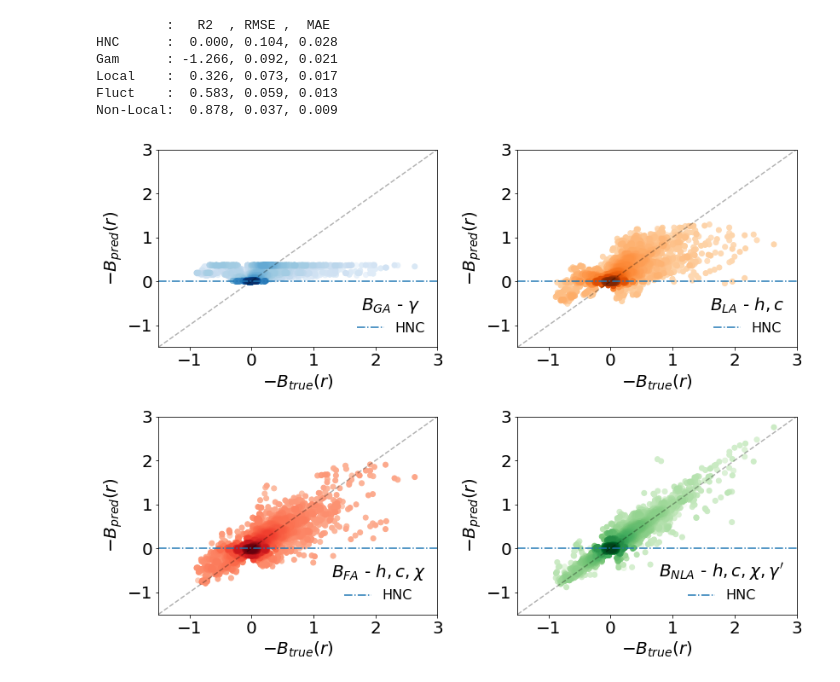
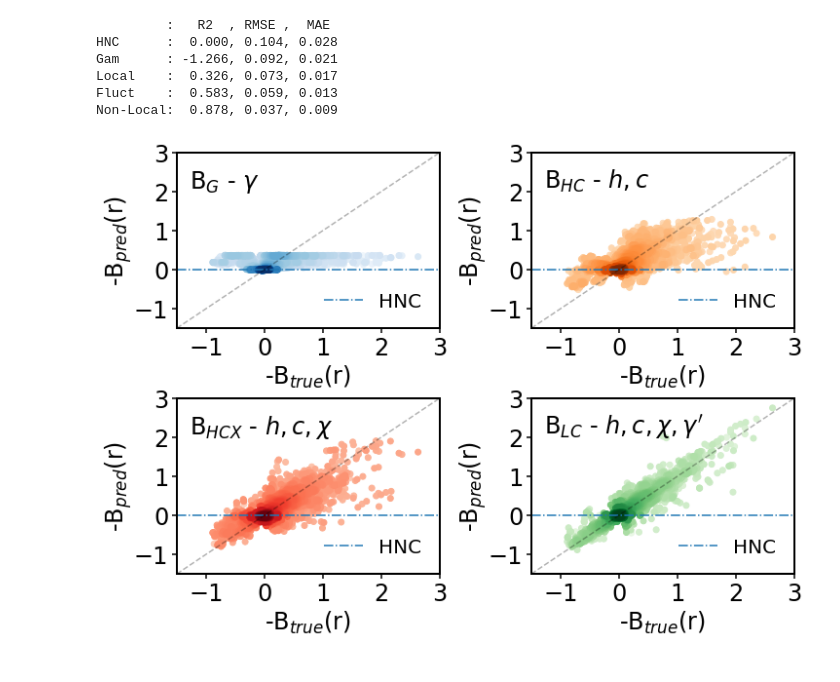
Before and after one commit to CompRhys/ornstein-zernike, a Jupyter notebook: learn/learn-bridge-function.ipynb, the cells around one changed output. Drawn from its saved outputs; the diff is of its cells as text; code cells hidden in the pictures.

```diff
--- a/learn/learn-bridge-function.ipynb
+++ b/learn/learn-bridge-function.ipynb
@@ -166,9 +166,18 @@ def density_scatter(x , y, colours, ax = None, label=None, sort = True, log=True
     ax.scatter( x, y, c=z, cmap=colours, label=label, **kwargs )
     return ax
 # %%
-matplotlib.rcParams.update({'font.size': 20})
+# plt.rc('font', family='serif')
+plt.rc('font', size=24)
+plt.rcParams['axes.linewidth'] = 2
+plt.rcParams['xtick.major.size'] = 5
+plt.rcParams['xtick.major.width'] = 1.5
+plt.rcParams['ytick.major.size'] = 5
+plt.rcParams['ytick.major.width'] = 1.5
 
-fig, ax = plt.subplots(2,2, figsize=(12,9))
+fig, ax = plt.subplots(2,2, figsize=(10, 7.5))
+plt.subplots_adjust(top=0.95, bottom=0.15,
+                    wspace=0.35, hspace=0.40,
+                    left=0.10, right=0.98,)
 
 density_scatter(-y_test.ravel(), -y_gam.ravel(), plt.get_cmap('Blues'), ax=ax[0,0])
 
@@ -188,45 +197,58 @@ density_scatter(-y_test.ravel(), -y_non_local.ravel(), plt.get_cmap('Greens'), a
 #         marker="x", label='$B_{fa}$', alpha=0.3,mew=3, color="tab:green")
 
 # ax[1,1].plot(-y_test, -y_non_local, linestyle="None",
 #         marker="x", label='$B_{nla}$', alpha=0.3,mew=3, color="tab:red")
 
 ax[0,0].plot([-1.5, 3], [0, 0], linestyle="-.", label='HNC', color="tab:blue")
 ax[0,0].plot([-1.5, 3], [-1.5, 3], linestyle="--", color='k',  alpha=0.3)
-ax[0,0].set_xlabel('$-B_{true}(r)$')
-ax[0,0].set_ylabel('$-B_{pred}(r)$')
+ax[0,0].set_xlabel('-B$_{true}$(r)')
+ax[0,0].set_ylabel('-B$_{pred}$(r)', labelpad=0)
 ax[0,0].set_xlim((-1.5,3))
 ax[0,0].set_ylim((-1.5,3))
+ax[0,0].set_xticks((-1,0,1,2,3))
+ax[0,0].set_yticks((-1,0,1,2,3))
 
 ax[0,1].plot([-1.5, 3], [0, 0], linestyle="-.", label='HNC', color="tab:blue")
 ax[0,1].plot([-1.5, 3], [-1.5, 3], linestyle="--", color='k',  alpha=0.3)
-ax[0,1].set_xlabel('$-B_{true}(r)$')
-ax[0,1].set_ylabel('$-B_{pred}(r)$')
+ax[0,1].set_xlabel('-B$_{true}$(r)')
+ax[0,1].set_ylabel('-B$_{pred}$(r)', labelpad=0)
 ax[0,1].set_xlim((-1.5,3))
 ax[0,1].set_ylim((-1.5,3))
+ax[0,1].set_xticks((-1,0,1,2,3))
+ax[0,1].set_yticks((-1,0,1,2,3))
 
 ax[1,0].plot([-1.5, 3], [0, 0], linestyle="-.", label='HNC', color="tab:blue")
 ax[1,0].plot([-1.5, 3], [-1.5, 3], linestyle="--", color='k',  alpha=0.3)
-ax[1,0].set_xlabel('$-B_{true}(r)$')
-ax[1,0].set_ylabel('$-B_{pred}(r)$')
+ax[1,0].set_xlabel('-B$_{true}$(r)')
+ax[1,0].set_ylabel('-B$_{pred}$(r)', labelpad=0)
 ax[1,0].set_xlim((-1.5,3))
 ax[1,0].set_ylim((-1.5,3))
+ax[1,0].set_xticks((-1,0,1,2,3))
+ax[1,0].set_yticks((-1,0,1,2,3))
 
 ax[1,1].plot([-1.5, 3], [0, 0], linestyle="-.", label='HNC', color="tab:blue")
 ax[1,1].plot([-1.5, 3], [-1.5, 3], linestyle="--", color='k',  alpha=0.3)
-ax[1,1].set_xlabel('$-B_{true}(r)$')
-ax[1,1].set_ylabel('$-B_{pred}(r)$')
+ax[1,1].set_xlabel('-B$_{true}$(r)')
+ax[1,1].set_ylabel('-B$_{pred}$(r)', labelpad=0)
 ax[1,1].set_xlim((-1.5,3))
 ax[1,1].set_ylim((-1.5,3))
+ax[1,1].set_xticks((-1,0,1,2,3))
+ax[1,1].set_yticks((-1,0,1,2,3))
 
-ax[0,0].legend(markerscale=1, fontsize=16, frameon=False, title="$B_{GA}$ - $\gamma$", loc=4)
-ax[0,1].legend(markerscale=1, fontsize=16, frameon=False, title="$B_{LA}$ - $h, c$", loc=4)
-ax[1,0].legend(markerscale=1, fontsize=16, frameon=False, title="$B_{FA}$ - $h, c, \chi$", loc=4)
-ax[1,1].legend(markerscale=1, fontsize=16, frameon=False, title="$B_{NLA}$ - $h, c, \chi, \gamma'$", loc=4)
+ax[0,0].legend(markerscale=1, fontsize=20, frameon=False, loc=4)
+ax[0,1].legend(markerscale=1, fontsize=20, frameon=False, loc=4)
+ax[1,0].legend(markerscale=1, fontsize=20, frameon=False, loc=4)
+ax[1,1].legend(markerscale=1, fontsize=20, frameon=False, loc=4)
 
-plt.tight_layout()
+ax[0,0].annotate("B$_{G}$ - $\gamma$", (0.05,0.8), xycoords='axes fraction', fontsize=24)
+ax[0,1].annotate("B$_{HC}$ - $h, c$", (0.05,0.8), xycoords='axes fraction', fontsize=24)
+ax[1,0].annotate("B$_{HCX}$ - $h, c, \chi$", (0.05,0.8), xycoords='axes fraction', fontsize=24)
+ax[1,1].annotate("B$_{LC}$ - $h, c, \chi, \gamma'$", (0.05,0.8), xycoords='axes fraction', fontsize=24)
+
+# plt.tight_layout()
 
 # plt.savefig("plots/compare_{}.png".format(datetime.now().strftime("%d-%m-%Y_%I-%M-%S_%p")))
-plt.savefig("plots/compare.pdf", dpi=600)
+plt.savefig("plots/compare.png", dpi=600)
 plt.show()
 # %% [output]
-[figure, old version]
+[figure, new version]
```
Also changed, not shown: 4 other files.
